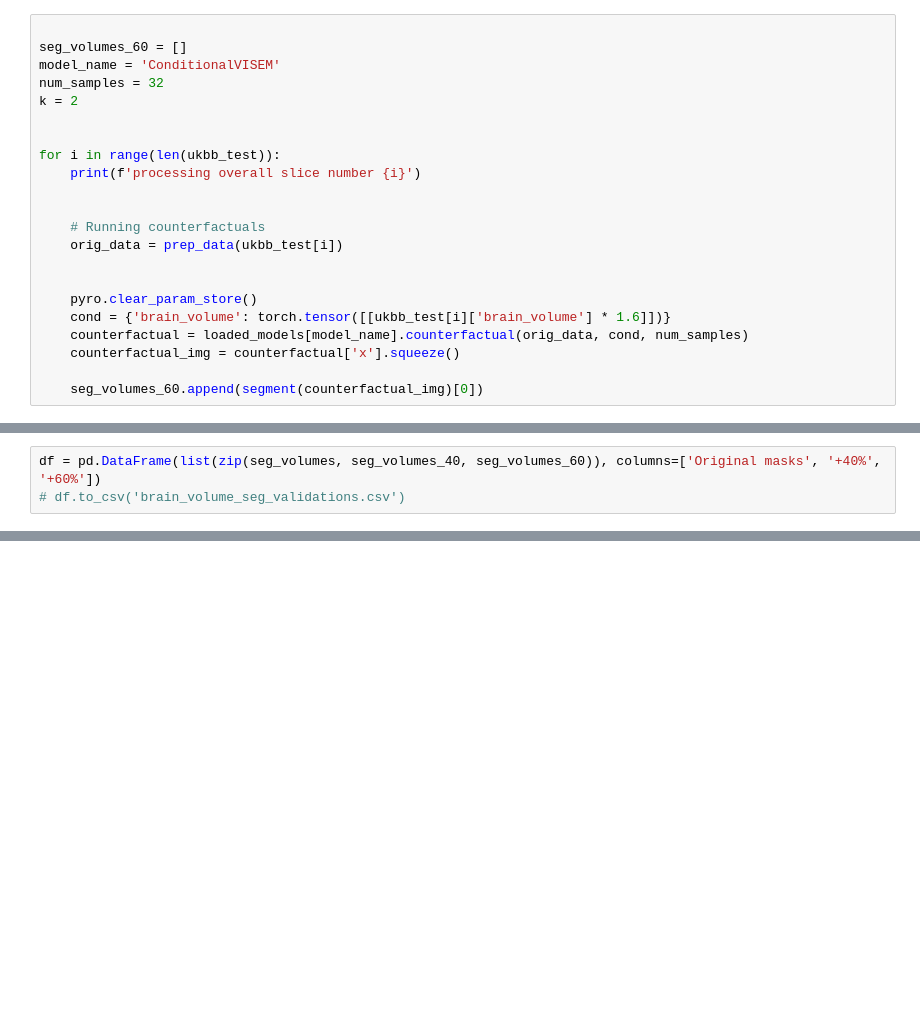
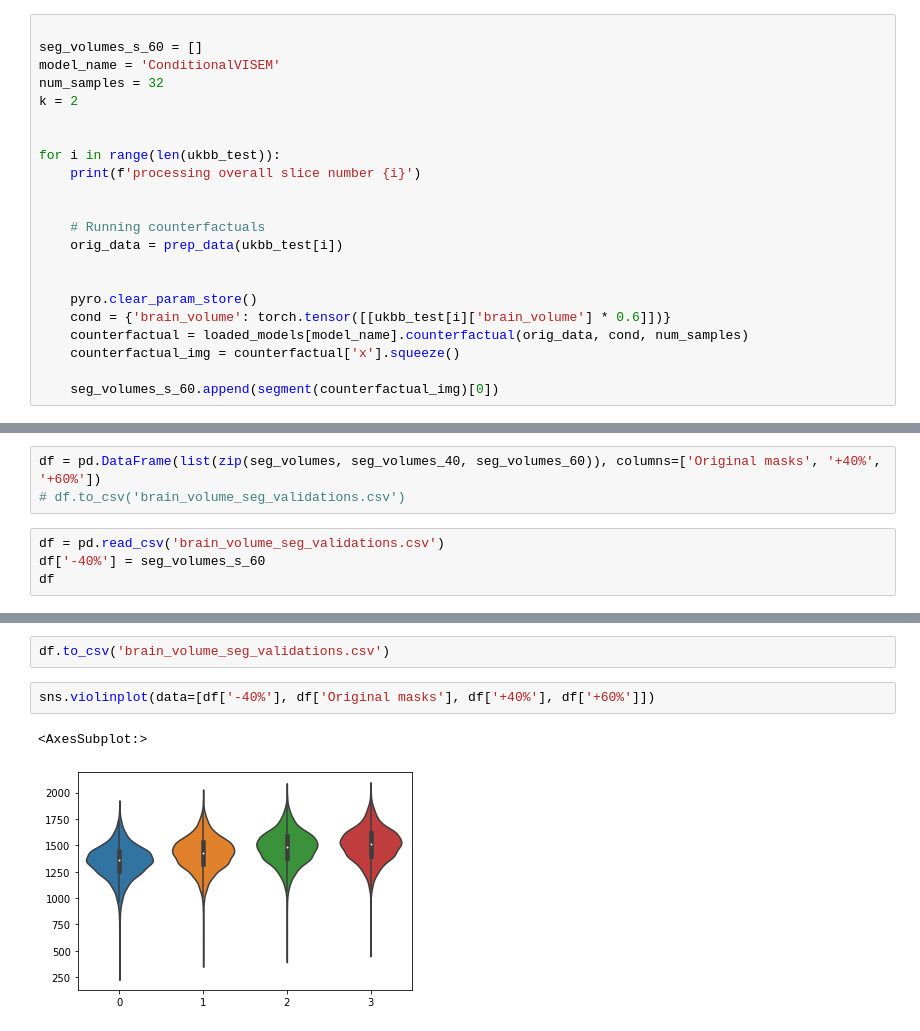
Before and after one commit to aay993/counterfactual_AD, a Jupyter notebook: deepscm/experiments/plotting/ukbb/validations_by_segmentation.ipynb, the cells around one changed output, grey strips where cells are left out. Cells and saved outputs as stored; diff of their text form; blank space fills up the shorter version.

Commit message:
additional analyses for quantitative counterfactuals

```diff
--- a/deepscm/experiments/plotting/ukbb/validations_by_segmentation.ipynb
+++ b/deepscm/experiments/plotting/ukbb/validations_by_segmentation.ipynb
@@ -299,7 +299,7 @@ processing overall slice number 2649
 [figure]
 # %%
 
-seg_volumes_60 = []
+seg_volumes_s_60 = []
 model_name = 'ConditionalVISEM'
 num_samples = 32
 k = 2
@@ -314,11 +314,11 @@ for i in range(len(ukbb_test)):
 
 
     pyro.clear_param_store()
-    cond = {'brain_volume': torch.tensor([[ukbb_test[i]['brain_volume'] * 1.6]])}
+    cond = {'brain_volume': torch.tensor([[ukbb_test[i]['brain_volume'] * 0.6]])}
     counterfactual = loaded_models[model_name].counterfactual(orig_data, cond, num_samples)
     counterfactual_img = counterfactual['x'].squeeze()
 
-    seg_volumes_60.append(segment(counterfactual_img)[0])
+    seg_volumes_s_60.append(segment(counterfactual_img)[0])
 # %% [output]
 processing overall slice number 0
 processing overall slice number 1
@@ -346,3 +346,7 @@ sns.violinplot(data=[seg_volumes[SLICE::10], seg_volumes_40[SLICE::10], seg_volu
 # %%
 df = pd.DataFrame(list(zip(seg_volumes, seg_volumes_40, seg_volumes_60)), columns=['Original masks', '+40%', '+60%'])
 # df.to_csv('brain_volume_seg_validations.csv')
+# %%
+df = pd.read_csv('brain_volume_seg_validations.csv')
+df['-40%'] = seg_volumes_s_60
+df
@@ -348,0 +367,7 @@ df = pd.DataFrame(list(zip(seg_volumes, seg_volumes_40, seg_volumes_60)), column
+# %%
+df.to_csv('brain_volume_seg_validations.csv')
+# %%
+sns.violinplot(data=[df['-40%'], df['Original masks'], df['+40%'], df['+60%']])
+# %% [output]
+<AxesSubplot:>
+[figure, added]
```
Also changed, not shown: parts of 30 cells of this notebook, 12 other files.
